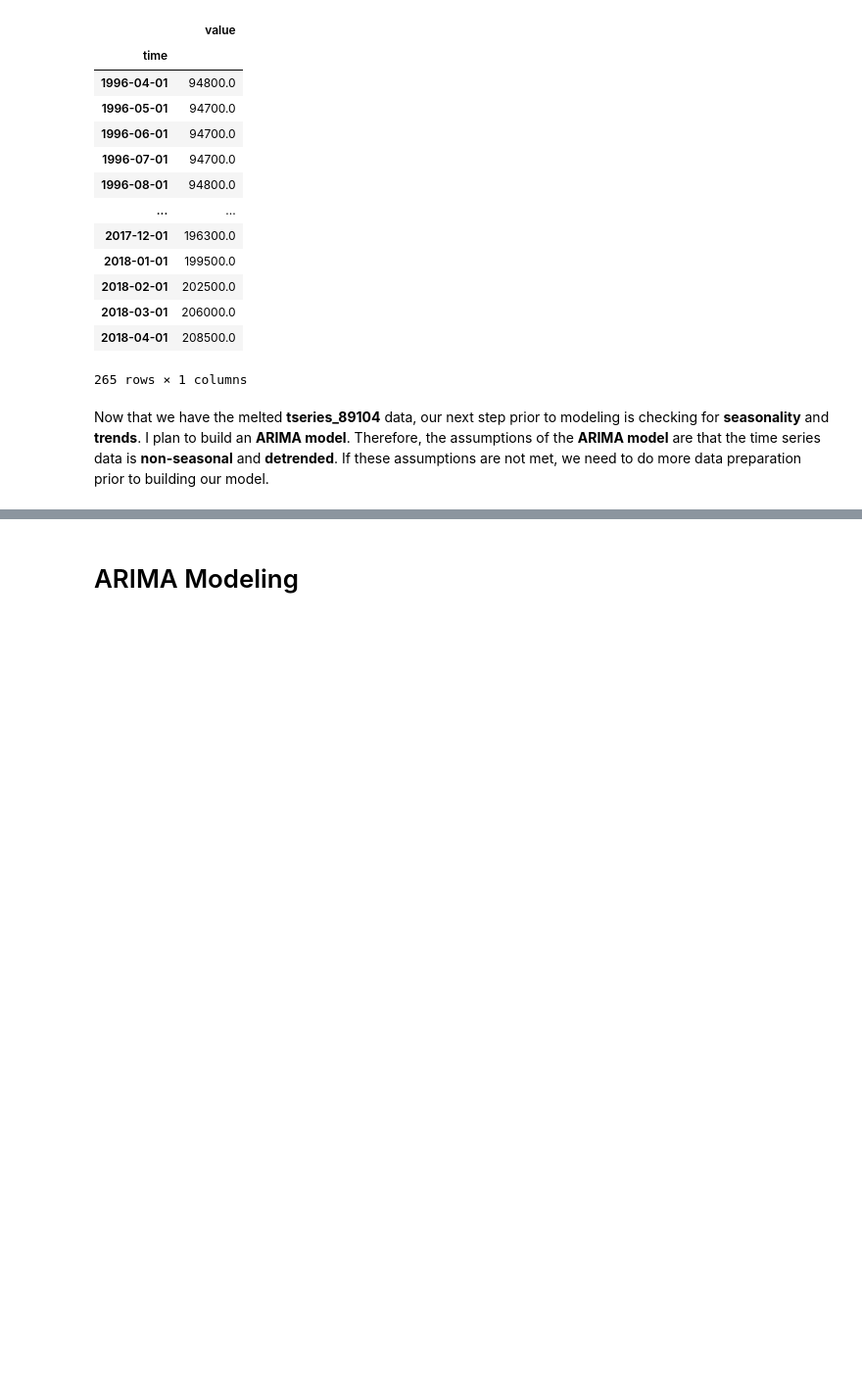
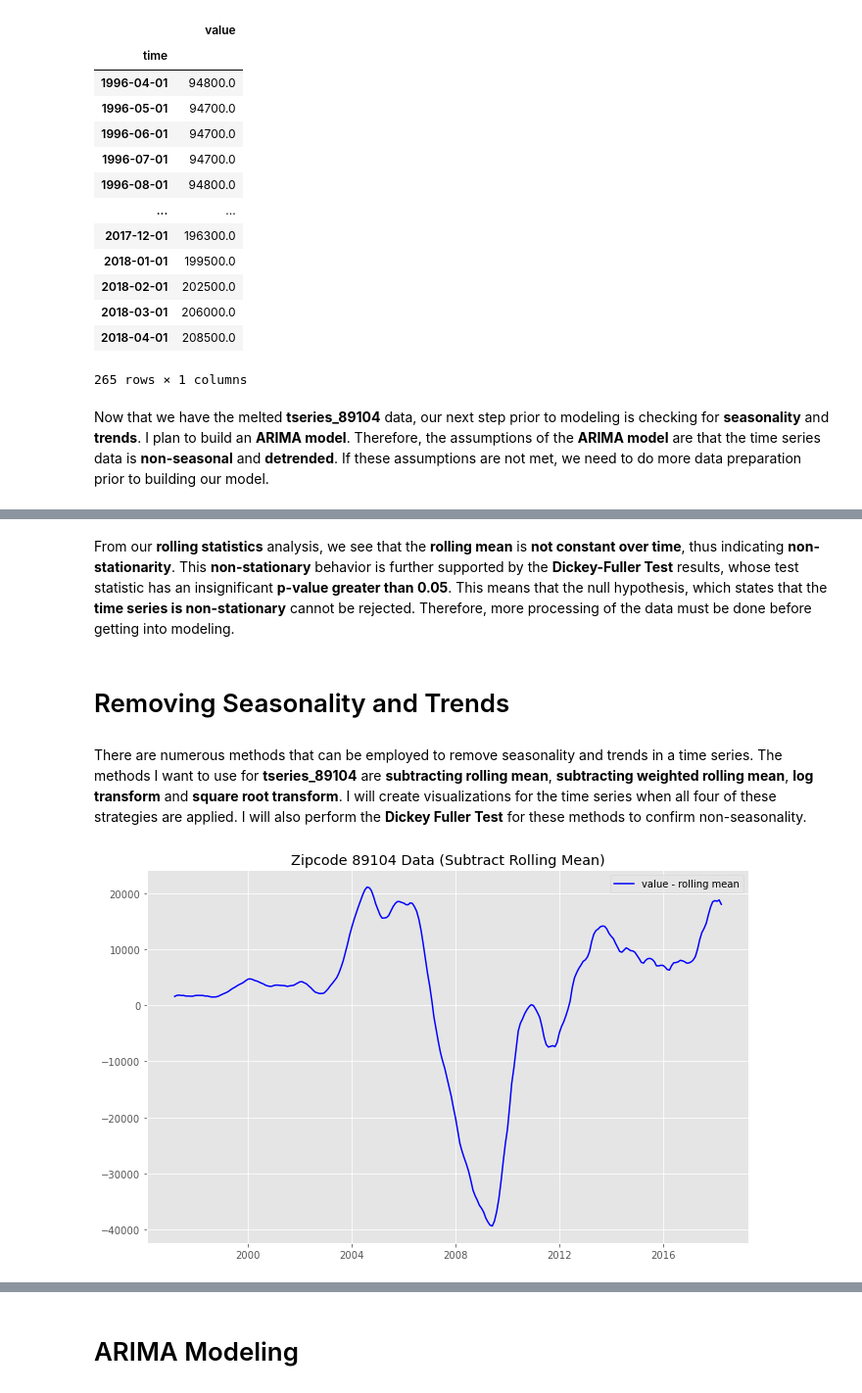
Before and after one commit to jbenedito99/Zipcode-Time-Series-Modeling, a Jupyter notebook: time-series/notebook.ipynb, the cells around one changed output, grey strips where cells are left out. Shown at 98% size. Drawn from its saved outputs; the diff is of its cells as text; code cells hidden in the pictures; blank space fills up the shorter version.

Commit message:
Removed Seasonality and Trends

```diff
--- a/time-series/notebook.ipynb
+++ b/time-series/notebook.ipynb
@@ -304,0 +349,18 @@ ARIMA assumes that the data is non-seasonal and detrended
+# %% [markdown]
+From our <b>rolling statistics</b> analysis, we see that the <b>rolling mean</b> is <b>not constant over time</b>, thus indicating <b>non-stationarity</b>. This <b>non-stationary</b> behavior is further supported by the <b>Dickey-Fuller Test</b> results, whose test statistic has an insignificant <b>p-value greater than 0.05</b>. This means that the null hypothesis, which states that the <b>time series is non-stationary</b> cannot be rejected. Therefore, more processing of the data must be done before getting into modeling.
+# %% [markdown]
+# Removing Seasonality and Trends
+# %% [markdown]
+There are numerous methods that can be employed to remove seasonality and trends in a time series. The methods I want to use for <b>tseries_89104</b> are <b>subtracting rolling mean</b>, <b>subtracting weighted rolling mean</b>, <b>log transform</b> and <b>square root transform</b>. I will create visualizations for the time series when all four of these strategies are applied. I will also perform the <b>Dickey Fuller Test</b> for these methods to confirm non-seasonality.
+# %%
+# subtract rolling mean
+tseries_89104_minus_roll_mean = tseries_89104 - roll_mean
+tseries_89104_minus_roll_mean.dropna(inplace=True)
+
+fig = plt.figure(figsize=(11,7))
+plt.plot(tseries_89104_minus_roll_mean, color='blue', label='value - rolling mean')
+plt.legend(loc='best')
+plt.title('Zipcode 89104 Data (Subtract Rolling Mean)')
+plt.show(block=False)
+# %% [output]
+[figure, added]
```
Also changed, not shown: parts of 16 cells of this notebook.
